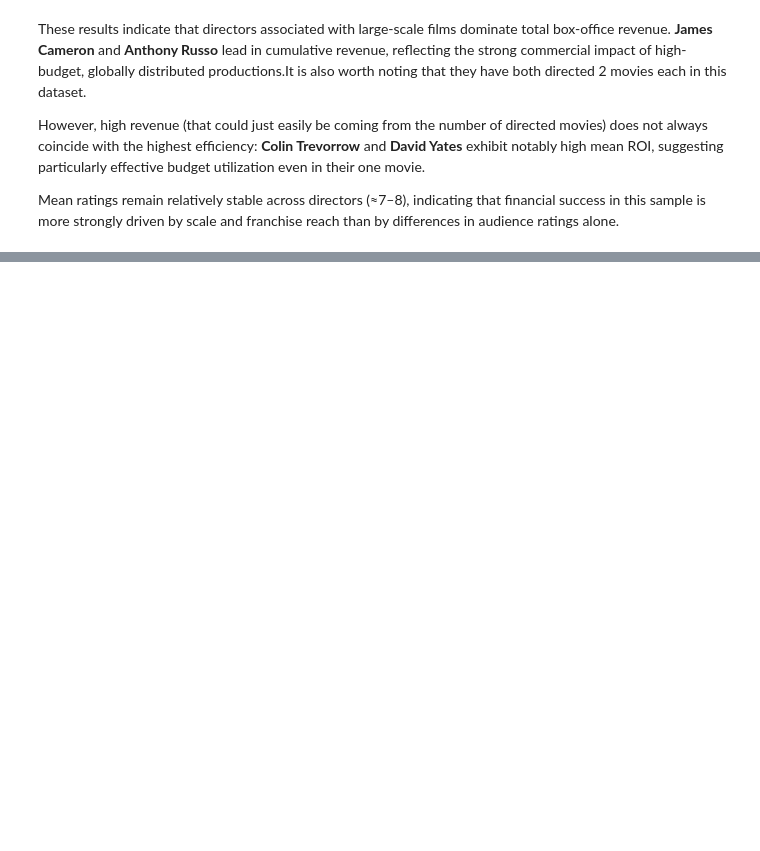
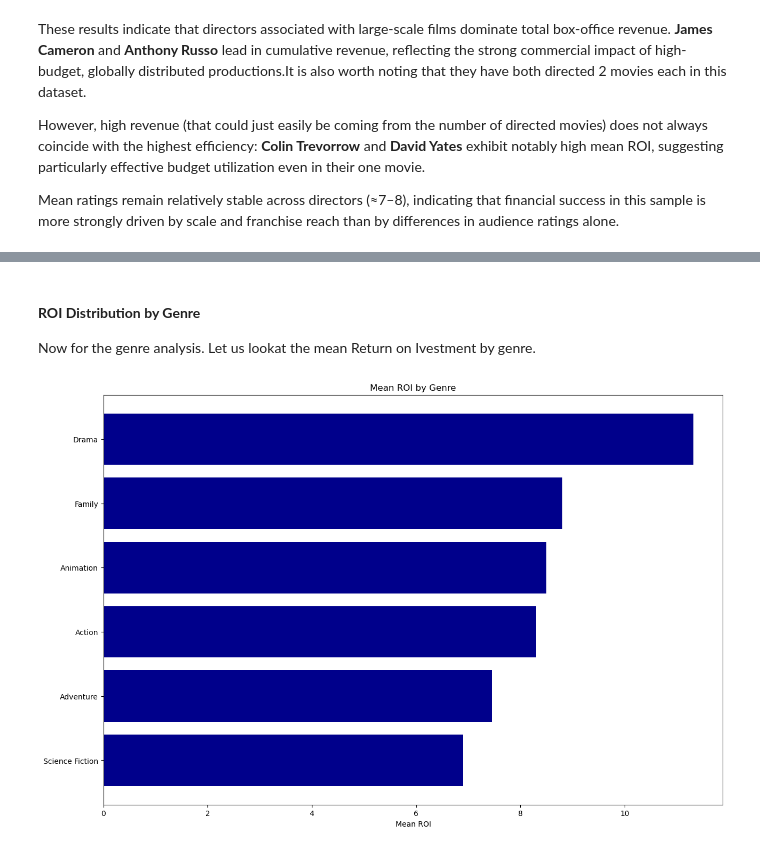
Before and after one commit to ar-le-tte/TMDB-Movie-Analysis, a Jupyter notebook: arlette_tmb_movies_analysis.ipynb, the cells around one changed output, grey strips where cells are left out. Saved outputs shown, nothing was run; the diff lists cells and outputs as text; code cells hidden in the pictures; blank space fills up the shorter version.

```diff
--- a/arlette_tmb_movies_analysis.ipynb
+++ b/arlette_tmb_movies_analysis.ipynb
@@ -727,16 +738,0 @@ plt.show()
-# %%
-# Extract primary genre (first genre)
-movie_df["primary_genre"] = movie_df["genres"].str.split("|").str[0]
-
-# Drop rows with NaN ROI
-roi_data = movie_df.dropna(subset=["roi"])
-
-plt.figure(figsize=(12,6))
-plt.boxplot([roi_data[roi_data["primary_genre"] == g]["roi"]
-             for g in roi_data["primary_genre"].unique()],
-            labels=roi_data["primary_genre"].unique())
-plt.xticks(rotation=45)
-plt.ylabel("ROI")
-plt.title("ROI Distribution by Primary Genre")
-plt.grid(True)
-plt.show()
@@ -744,0 +750,21 @@ plt.show()
+# %% [markdown]
+#### **ROI Distribution by Genre**
+
+Now for the genre analysis. Let us lookat the mean Return on Ivestment by genre.
+# %%
+# compute mean ROI per primary genre
+roi_mean = (
+    movie_df.dropna(subset=["roi"])
+            .assign(primary_genre=lambda df: df["genres"].str.split("|").str[0])
+            .groupby("primary_genre")["roi"]
+            .mean()
+            .sort_values()
+)
+
+plt.figure(figsize=(15,10))
+plt.barh(roi_mean.index, roi_mean.values, color="darkblue")
+plt.xlabel("Mean ROI")
+plt.title("Mean ROI by Genre")
+plt.show()
+# %% [output]
+[figure, added]
```
Also changed, not shown: parts of 25 cells of this notebook.
